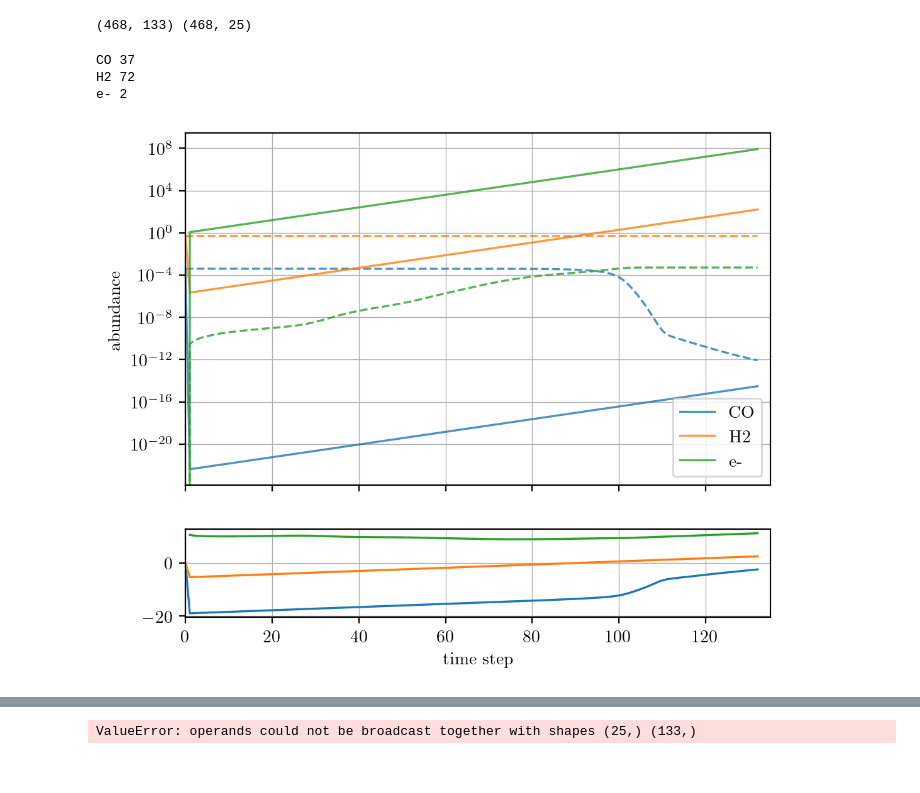
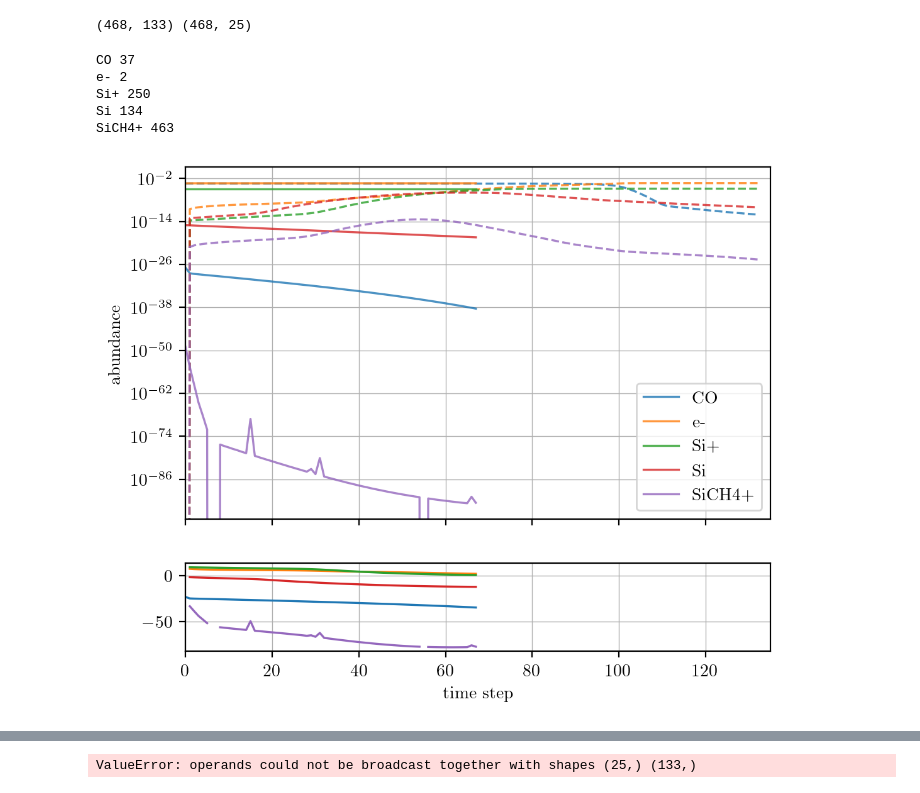
Before and after one commit to IvS-KULeuven/krome-CSE, a Jupyter notebook: benchmarkKROME.ipynb, the cells around one changed output, grey strips where cells are left out. Drawn from its saved outputs; the diff is of its cells as text; code cells hidden in the pictures.

Commit message:
Reading in parents, loading krome, and saving krome output works. BUT krome doesn't work correctly yet.

```diff
--- a/benchmarkKROME.ipynb
+++ b/benchmarkKROME.ipynb
@@ -117,10 +117,10 @@ krome_modname = '20211015_gridC_Mdot1e-6_v17-5_T_eps_model_2022-12-24h17-06-51/'
 
 abs_krome = list()
 
-for i in range(1,134):
+for i in range(2,70):
     # file = path+str(i)+'.out'
     file = path0D + 'rates/'+ krome_modname + 'krome/abs_' + str(i) + '.txt'
-    n = np.loadtxt(file, usecols=(2))
+    n = np.loadtxt(file)
     abs_krome.append(n)
 
 abs_krome = np.array(abs_krome).T
@@ -143,7 +143,7 @@ fig, axs = plt.subplots(2,1, gridspec_kw={'height_ratios': [4,1]},figsize=(6, 5)
 ax1 = axs[0]
 ax2 = axs[1]
 
-species = ['CO', 'H2', 'e-']
+species = ['CO',  'e-', 'Si+',  'Si', 'SiCH4+']
 
 alpha = 0.8
 ms = 3
@@ -151,33 +151,37 @@ lw = 1.2
 
 for spec in species:
     idx = get_idx(spec)
     print(spec,idx)
 
-    krome = abs_krome[idx-1]/dens[:len(abs_krome[idx-1])]
+    krome = abs_krome[idx-1]#/dens[:len(abs_krome[idx-1])]
     umist = abs_umist[idx-1]/dens
 
     line, = ax1.plot(krome, label = spec, alpha=alpha, ls = '-', lw =lw)
     ax1.plot(umist,  alpha=alpha, lw =lw, ls = '--', color = line.get_color())
 
     ax2.plot(np.log10(krome)-np.log10(umist[:len(krome)]), color = line.get_color(), lw = lw)
 
 ax1.set_yscale('log')
 # ax1.set_ylim(1e-20, 1e-4)
 
 ax1.set_ylabel('abundance')
 ax2.set_xlabel('time step')
 
 ax1.set_xlim(0,135)
 ax2.set_xlim(0,135)
 
 ax1.xaxis.set_ticklabels([])
 ax1.grid(True, lw = 0.5)
 ax2.grid(True, lw = 0.5)
 
+# ax1.set_ylim(1e-20, 1e2)
+
 ax1.legend()
 plt.show()
 # %% [output]
 CO 37
-H2 72
 e- 2
+Si+ 250
+Si 134
+SiCH4+ 463
-[figure, old version]
+[figure, new version]
```
Also changed, not shown: parts of 2 cells of this notebook, 3 other files.
